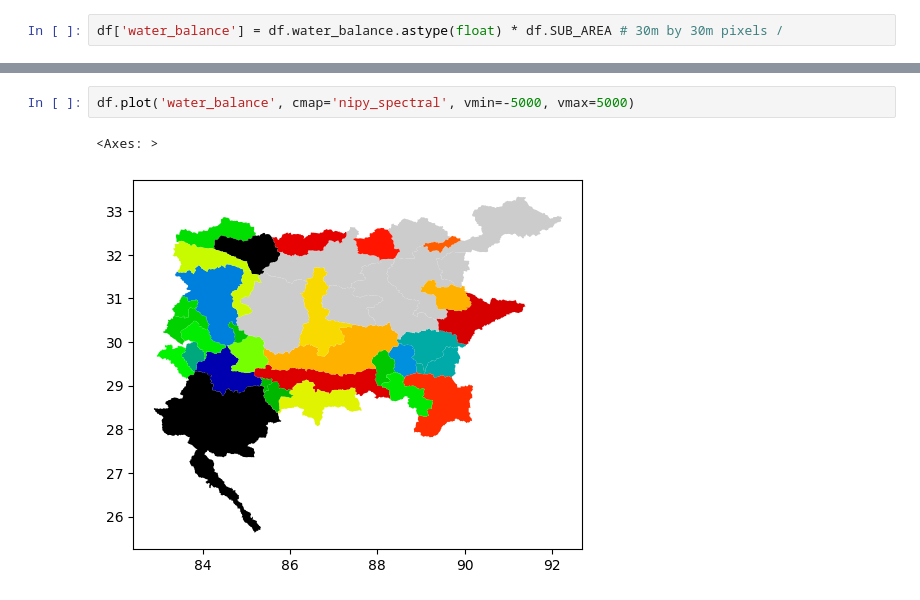
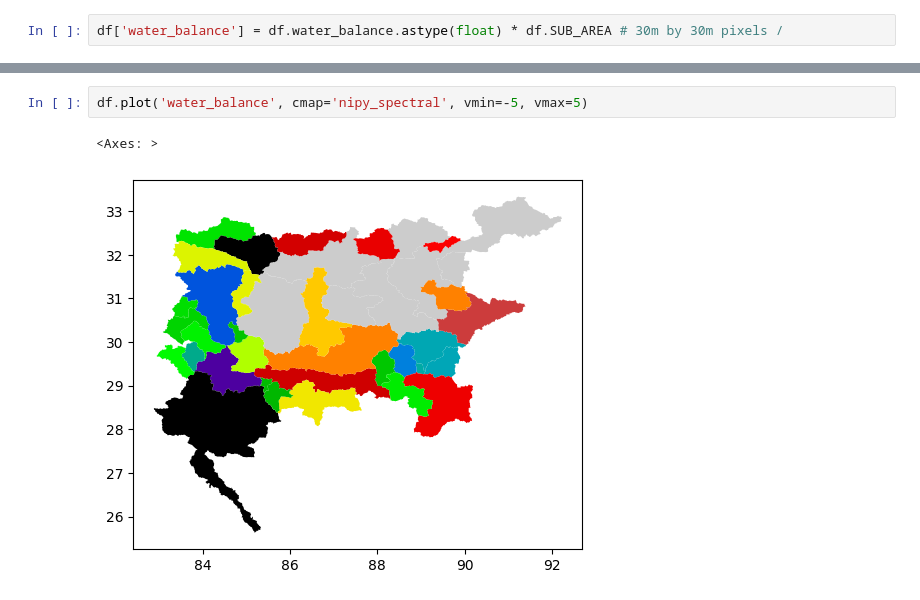
Before and after one commit to 4DModeller/tblakes, a Jupyter notebook: back_to_basins.ipynb, the cells around one changed output, grey strips where cells are left out. Cells and saved outputs as stored; diff of their text form.

```diff
--- a/back_to_basins.ipynb
+++ b/back_to_basins.ipynb
@@ -69,8 +69,8 @@ df.water_balance.hist(bins=100)
 # %%
-df.plot('water_balance', cmap='nipy_spectral', vmin=-5000, vmax=5000)
+df.plot('water_balance', cmap='nipy_spectral', vmin=-5, vmax=5)
 # %% [output]
 <Axes: >
-[figure, old version]
+[figure, new version]
 # %%
 downloaded = False
 
```
Also changed, not shown: parts of 3 cells of this notebook.
